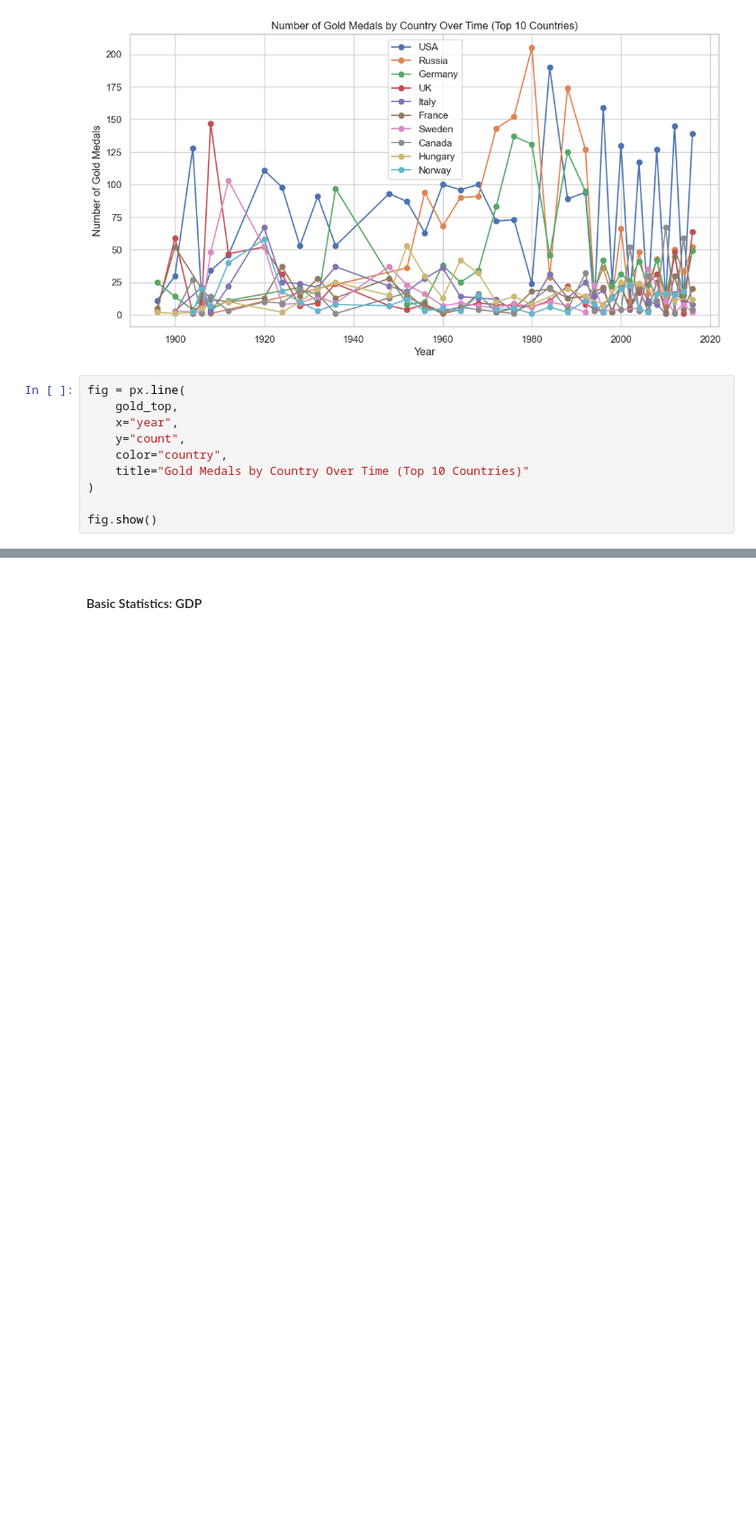
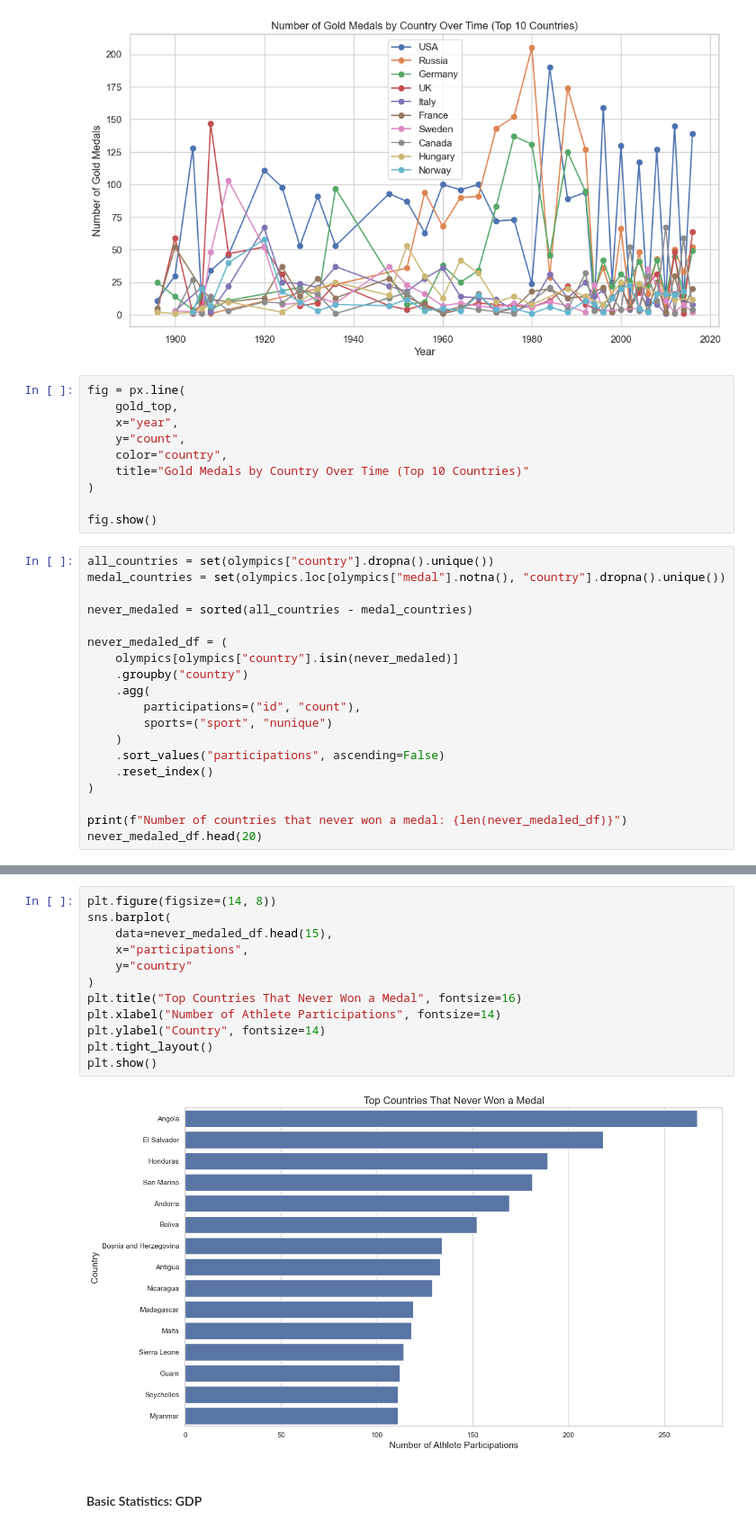
Before and after one commit to com-480-data-visualization/DataRizz, a Jupyter notebook: milestones/milestone1/eda.ipynb, the cells around one changed output, grey strips where cells are left out. Shown at 90% size. Cells and saved outputs as stored; diff of their text form; blank space fills up the shorter version.

```diff
--- a/milestones/milestone1/eda.ipynb
+++ b/milestones/milestone1/eda.ipynb
@@ -295,3 +295,22 @@ fig = px.line(
 )
 
 fig.show()
+# %%
+all_countries = set(olympics["country"].dropna().unique())
+medal_countries = set(olympics.loc[olympics["medal"].notna(), "country"].dropna().unique())
+
+never_medaled = sorted(all_countries - medal_countries)
+
+never_medaled_df = (
+    olympics[olympics["country"].isin(never_medaled)]
+    .groupby("country")
+    .agg(
+        participations=("id", "count"),
+        sports=("sport", "nunique")
+    )
+    .sort_values("participations", ascending=False)
+    .reset_index()
+)
+
+print(f"Number of countries that never won a medal: {len(never_medaled_df)}")
+never_medaled_df.head(20)
@@ -298,3 +336,17 @@ fig.show()
+# %%
+plt.figure(figsize=(14, 8))
+sns.barplot(
+    data=never_medaled_df.head(15),
+    x="participations",
+    y="country"
+)
+plt.title("Top Countries That Never Won a Medal", fontsize=16)
+plt.xlabel("Number of Athlete Participations", fontsize=14)
+plt.ylabel("Country", fontsize=14)
+plt.tight_layout()
+plt.show()
+# %% [output]
+[figure, added]
 # %% [markdown]
 #### Basic Statistics: GDP
 # %%
```
Also changed, not shown: parts of 1 cell of this notebook.
